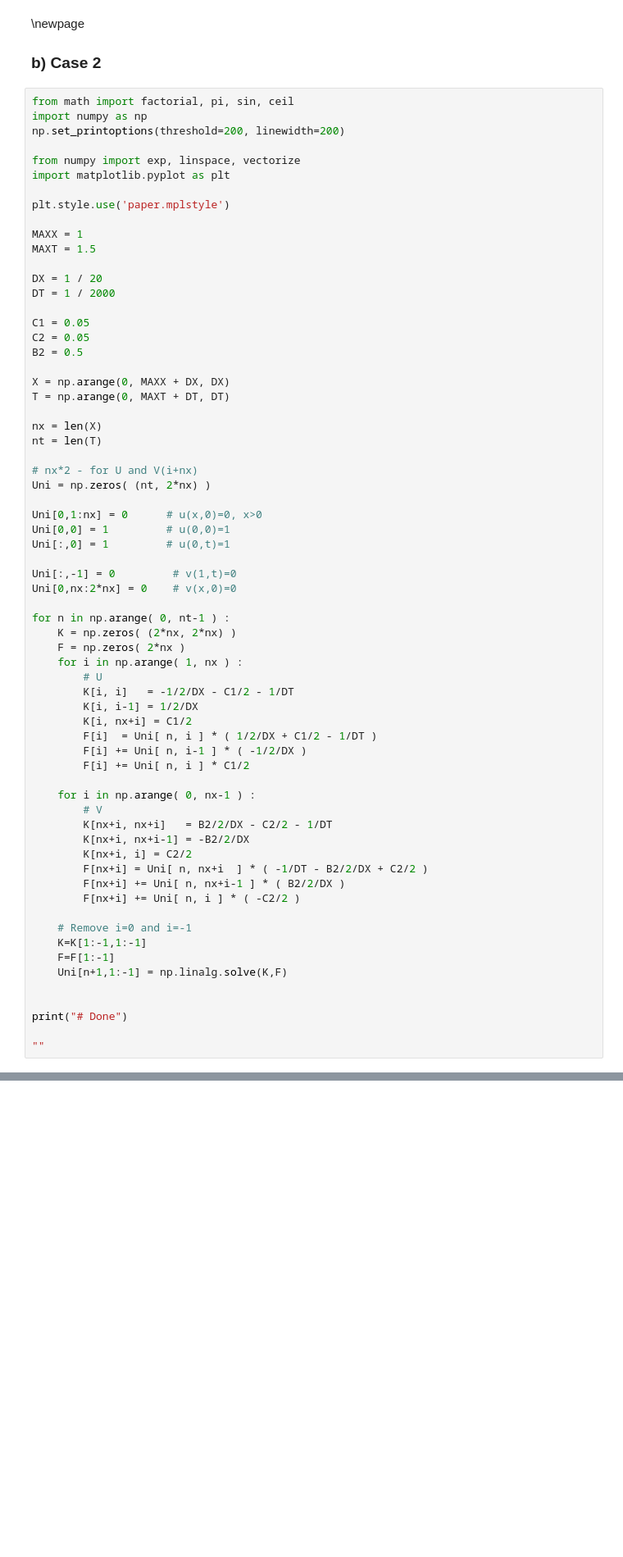
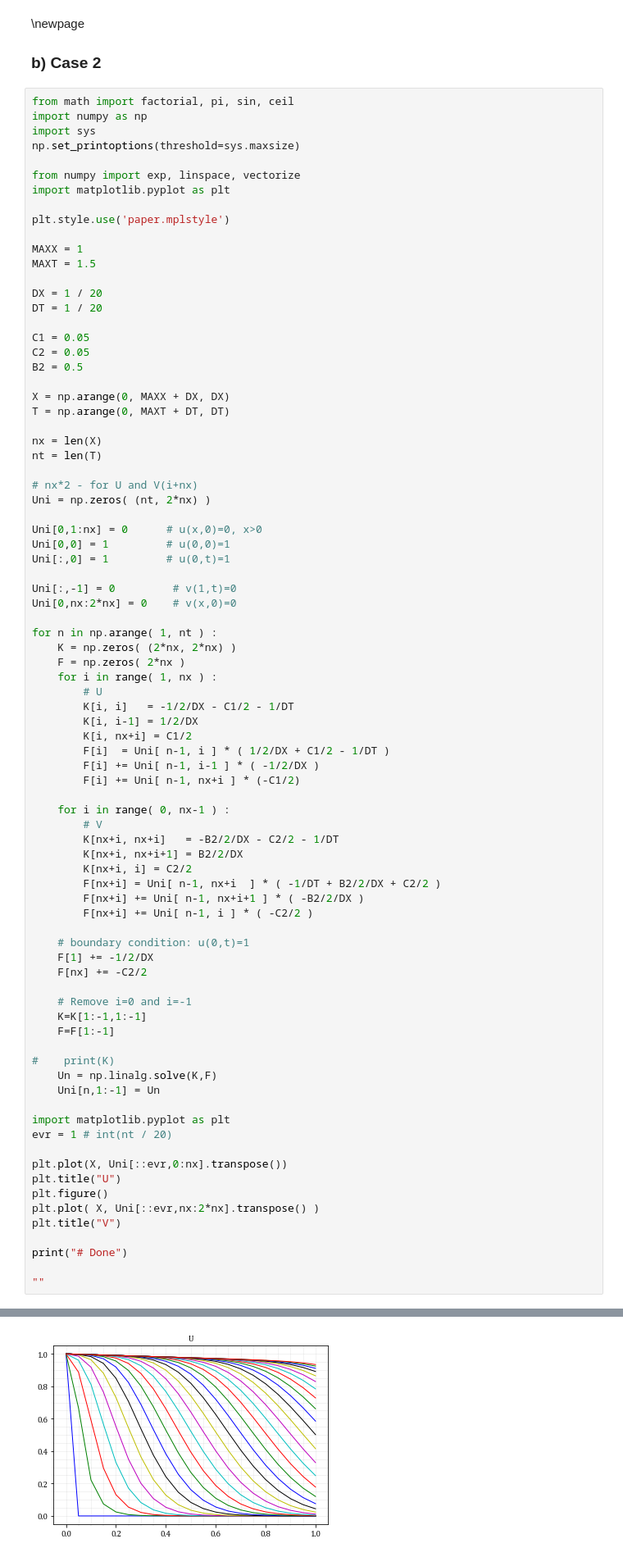
Before and after one commit to rebpoli/Doutorado, a Jupyter notebook: PGE382-NumericalMethods/CP4/CP4.ipynb, the cells around one changed output, grey strips where cells are left out. Shown: that part at 82% size. Drawn from its saved outputs; the diff is of its cells as text; blank space fills up the shorter version.

```diff
--- a/PGE382-NumericalMethods/CP4/CP4.ipynb
+++ b/PGE382-NumericalMethods/CP4/CP4.ipynb
@@ -95,7 +78,8 @@ Text(0.5, 1.0, 'V')
 # %%
 from math import factorial, pi, sin, ceil
 import numpy as np
-np.set_printoptions(threshold=200, linewidth=200)
+import sys
+np.set_printoptions(threshold=sys.maxsize)
 
 from numpy import exp, linspace, vectorize
 import matplotlib.pyplot as plt
@@ -106,7 +90,7 @@ MAXX = 1
 MAXT = 1.5
 
 DX = 1 / 20
-DT = 1 / 2000
+DT = 1 / 20
 
 C1 = 0.05
 C2 = 0.05
@@ -122,42 +106,58 @@ nt = len(T)
 Uni = np.zeros( (nt, 2*nx) )
 
 Uni[0,1:nx] = 0      # u(x,0)=0, x>0
 Uni[0,0] = 1         # u(0,0)=1
 Uni[:,0] = 1         # u(0,t)=1
 
 Uni[:,-1] = 0         # v(1,t)=0
 Uni[0,nx:2*nx] = 0    # v(x,0)=0
 
-for n in np.arange( 0, nt-1 ) :
+for n in np.arange( 1, nt ) :
     K = np.zeros( (2*nx, 2*nx) )
     F = np.zeros( 2*nx )
-    for i in np.arange( 1, nx ) :
+    for i in range( 1, nx ) :
         # U
         K[i, i]   = -1/2/DX - C1/2 - 1/DT
         K[i, i-1] = 1/2/DX
         K[i, nx+i] = C1/2
-        F[i]  = Uni[ n, i ] * ( 1/2/DX + C1/2 - 1/DT )
-        F[i] += Uni[ n, i-1 ] * ( -1/2/DX )
-        F[i] += Uni[ n, i ] * C1/2
+        F[i]  = Uni[ n-1, i ] * ( 1/2/DX + C1/2 - 1/DT )
+        F[i] += Uni[ n-1, i-1 ] * ( -1/2/DX )
+        F[i] += Uni[ n-1, nx+i ] * (-C1/2)
 
-    for i in np.arange( 0, nx-1 ) :
+    for i in range( 0, nx-1 ) :
         # V
-        K[nx+i, nx+i]   = B2/2/DX - C2/2 - 1/DT
-        K[nx+i, nx+i-1] = -B2/2/DX
+        K[nx+i, nx+i]   = -B2/2/DX - C2/2 - 1/DT
+        K[nx+i, nx+i+1] = B2/2/DX
         K[nx+i, i] = C2/2
-        F[nx+i] = Uni[ n, nx+i  ] * ( -1/DT - B2/2/DX + C2/2 )
-        F[nx+i] += Uni[ n, nx+i-1 ] * ( B2/2/DX )
-        F[nx+i] += Uni[ n, i ] * ( -C2/2 )
+        F[nx+i] = Uni[ n-1, nx+i  ] * ( -1/DT + B2/2/DX + C2/2 )
+        F[nx+i] += Uni[ n-1, nx+i+1 ] * ( -B2/2/DX )
+        F[nx+i] += Uni[ n-1, i ] * ( -C2/2 )
+
+    # boundary condition: u(0,t)=1
+    F[1] += -1/2/DX
+    F[nx] += -C2/2
 
     # Remove i=0 and i=-1
     K=K[1:-1,1:-1]
     F=F[1:-1]
-    Uni[n+1,1:-1] = np.linalg.solve(K,F)
 
+#    print(K)
+    Un = np.linalg.solve(K,F)
+    Uni[n,1:-1] = Un
+
+import matplotlib.pyplot as plt
+evr = 1 # int(nt / 20)
+
+plt.plot(X, Uni[::evr,0:nx].transpose())
+plt.title("U")
+plt.figure()
+plt.plot( X, Uni[::evr,nx:2*nx].transpose() )
+plt.title("V")
 
 print("# Done")
 
 ""
 # %% [output]
 # Done
 ''
+[figure, added]
```
Also changed, not shown: parts of 4 cells of this notebook, 3 other files.
